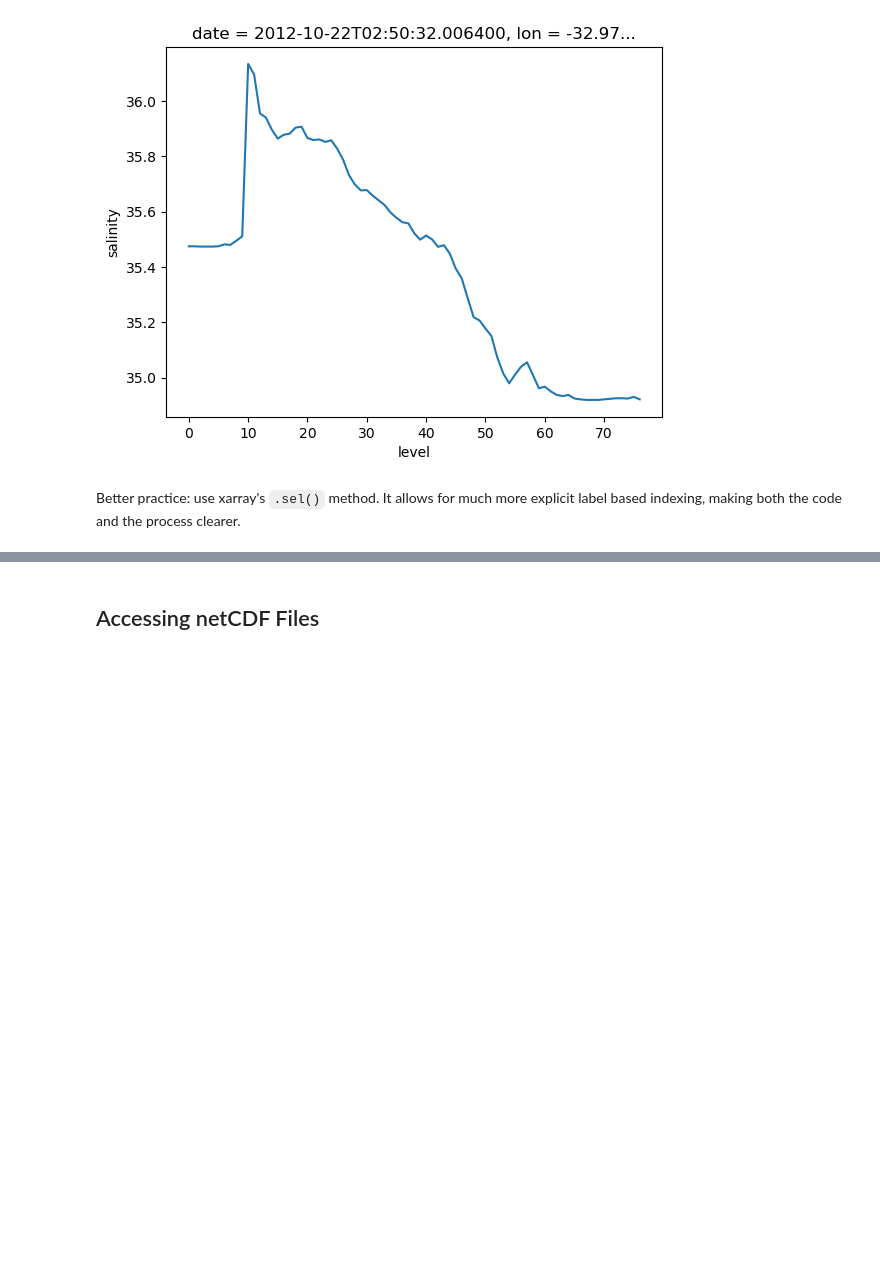
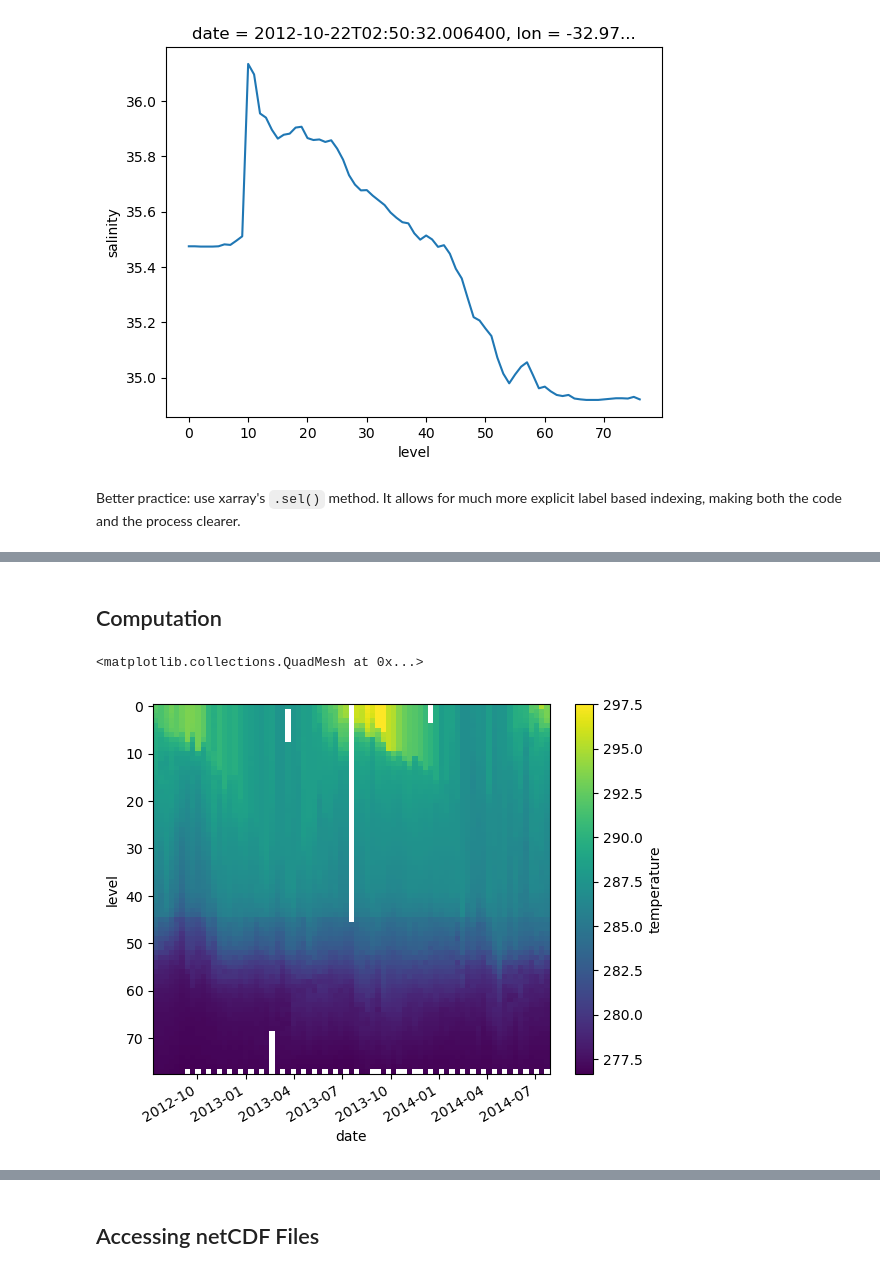
Before and after one commit to AidanJanney/Practicing-NetCDF, a Jupyter notebook: notebook.ipynb, the cells around one changed output, grey strips where cells are left out. Cells and saved outputs as stored; diff of their text form; code cells hidden in the pictures; blank space fills up the shorter version.

```diff
--- a/notebook.ipynb
+++ b/notebook.ipynb
@@ -191,0 +208,9 @@ argo.salinity.sel(level=2).plot()
+# %% [markdown]
+## Computation ##
+# %%
+## Datasets work well with arithmetic operators and combinatons
+temp_kelvin = argo.temperature + 273.15 # convert from C to K
+temp_kelvin.plot(yincrease = False)
+# %% [output]
+<matplotlib.collections.QuadMesh at 0x...>
+[figure, added]
```
Also changed, not shown: parts of 31 cells of this notebook, 1 other file.
